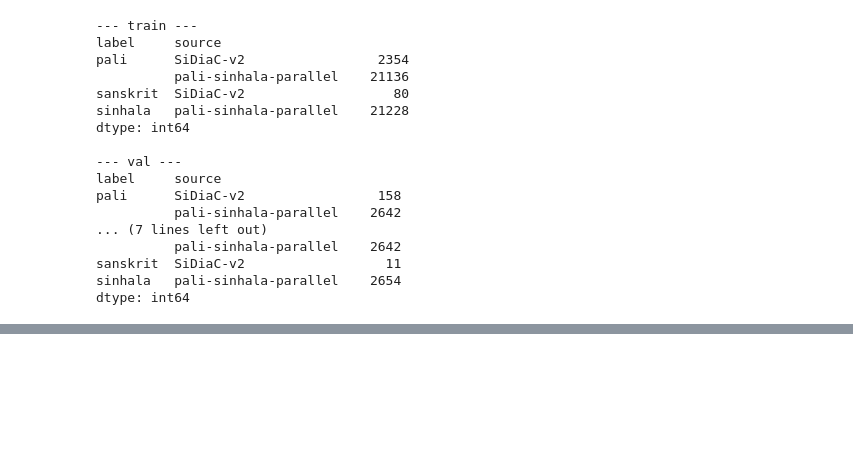
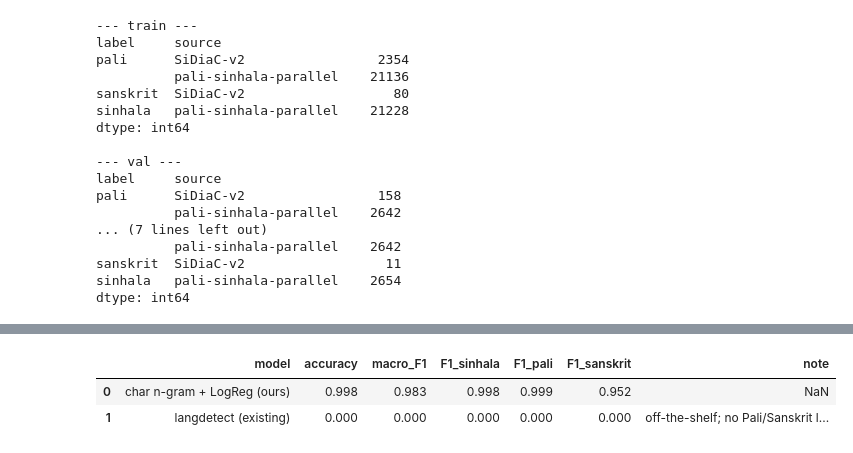
Before and after one commit to nadilHesara/langid_experiments, a Jupyter notebook: LangID.ipynb, the cells around one changed output, grey strips where cells are left out. Cells and saved outputs as stored; diff of their text form; code cells hidden in the pictures; blank space fills up the shorter version.

```diff
--- a/LangID.ipynb
+++ b/LangID.ipynb
@@ -146,22 +153,23 @@ print(os.listdir(sanskrit_folder))
 # %%
-import re
+sanskrit_folder = "/content/drive/.shortcut-targets-by-id/1gPCbEcE9ztxyuWFqpVtSSNpel4wklH_g/SSLI/raw_data/doc/sasnkrit"
 
-fname = os.listdir(sanskrit_folder)[0]  # only one file in there
-with open(os.path.join(sanskrit_folder, fname), encoding="utf-8") as f:
-    text = f.read()
+sanskrit_rows = []
+for fname in os.listdir(sanskrit_folder):
+    if not fname.endswith(".txt"):
+        continue
+    with open(os.path.join(sanskrit_folder, fname), encoding="utf-8") as f:
+        text = f.read()
+    lines = [l.strip() for l in text.split("\n")]
+    lines = lines[39:]  # skip 39-lines
+    lines = [l for l in lines if len(l) > 5 and not re.fullmatch(r"[\d\.\s]+", l)]
+    book = fname.replace(".txt", "")
+    for sent in lines:
+        sanskrit_rows.append({
+            "text": sent, "label": "sanskrit", "source": "SiDiaC-v2",
+            "subcorpus": book, "group_id": f"sidiac2_{book}",
+        })
 
-lines = [l.strip() for l in text.split("\n")]
-lines = lines[39:]  # skip first 39 lines (0-indexed), keep line 40 onwards
-lines = [l for l in lines if len(l) > 5 and not re.fullmatch(r"[\d\.\s]+", l)]
-
-sanskrit_rows = pd.DataFrame([{
-    "text": sent,
-    "label": "sanskrit",
-    "source": "SiDiaC-v2",
-    "subcorpus": fname.replace(".txt", ""),
-    "group_id": f"sidiac2_{fname.replace('.txt', '')}"
-} for sent in lines])
-
-print(sanskrit_rows.shape)
-sanskrit_rows.head()
+sanskrit_df = pd.DataFrame(sanskrit_rows)
+sidiac_df = pd.concat([sidiac_df, sanskrit_df], ignore_index=True)
+print(sidiac_df["label"].value_counts())
 # %% [output]
@@ -462,0 +488,10 @@ weighted avg       0.98      0.98      0.98      5692
+# %%
+results_df = (pd.DataFrame(RESULTS)
+              .sort_values("macro_F1", ascending=False)
+              .reset_index(drop=True))
+results_df.to_csv(f"{OUTPUT_DIR}/benchmark_results.csv", index=False)
+results_df
+# %% [output]
+|  | model | accuracy | macro_F1 | F1_sinhala | F1_pali | F1_sanskrit | note |
+| 0 | char n-gram + LogReg (ours) | 0.998 | 0.983 | 0.998 | 0.999 | 0.952 | NaN |
+| 1 | langdetect (existing) | 0.000 | 0.000 | 0.000 | 0.000 | 0.000 | off-the-shelf; no Pali/Sanskrit l... |
```
Also changed, not shown: parts of 37 cells of this notebook.
